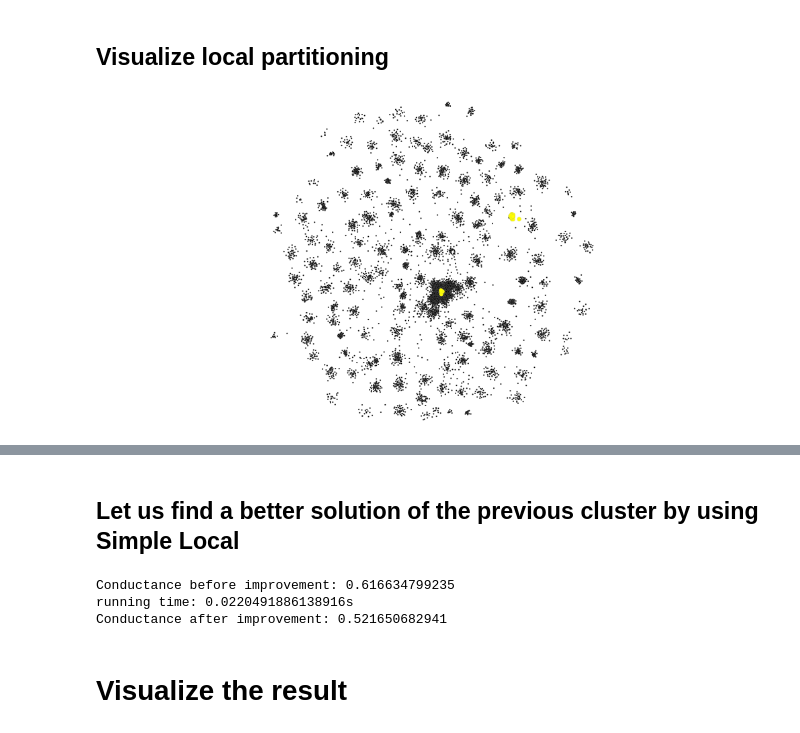
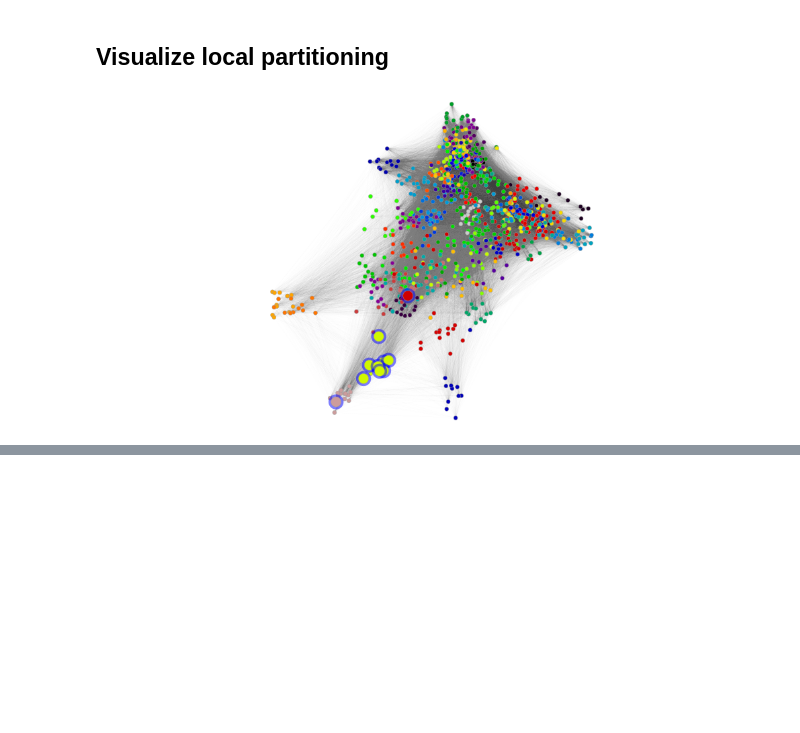
Before and after one commit to kfoynt/LocalGraphClustering, a Jupyter notebook: notebooks/examples_Bioinformatics_with_visualization.ipynb, the cells around one changed output, grey strips where cells are left out. Saved outputs shown, nothing was run; the diff lists cells and outputs as text; code cells hidden in the pictures; blank space fills up the shorter version.

```diff
--- a/notebooks/examples_Bioinformatics_with_visualization.ipynb
+++ b/notebooks/examples_Bioinformatics_with_visualization.ipynb
@@ -267,7 +270,7 @@ graph_draw(g_gtool, pos, output_size=(1000, 500),
 # %%
 # Read graph. This also supports gml and graphml format.
 # Details for this dataset can be found here: https://clusteval.sdu.dk/1/datasets/981
-g = graph_class_local.GraphLocal('./datasets/ASTRAL-small-sized-mammoth-sims-geq-2_2.graphml','graphml',' ')
+g = graph_class_local.GraphLocal('./datasets/ASTRAL-small-sized-mammoth-sims-geq-2.graphml','graphml',' ')
 # %% [markdown]
 ## Compute layout for visualization
 # %%
@@ -284,7 +287,7 @@ for i in range(m):
 remove_self_loops(g_gtool)
 
 # Load pre-computed coordinates for nodes.
-ld_coord = np.loadtxt('./datasets/ASTRAL-small-sized-mammoth-sims-geq-2_2.xy', dtype = 'str')
+ld_coord = np.loadtxt('./datasets/ASTRAL-small-sized-mammoth-sims-geq-2.xy', dtype = 'str')
 
 pos = g_gtool.new_vertex_property("vector<double>")
 for i in ld_coord:
@@ -423,18 +385,8 @@ l1reg_fast = l1_regularized_PageRank_fast.L1_regularized_PageRank_fast()
 
 # Find the solution of L1-regularized PageRank using localized accelerated gradient descent.
 # This method is the fastest among other l1-regularized solvers and other approximate PageRank solvers.
-#reference_node = 11192 # Good cluster
-#reference_node = 8512 # Not so good
-#reference_node = 12819 # Very good cluster
-#reference_node = 10459 # Good cluster
-#reference_node = 13212 # Good cluster
-#reference_node = 13319 # Not so good
-#reference_node = 8939 # Very good cluster
-#reference_node = 6852 # Good cluster
-#reference_node = 4359 # Not so good
-#reference_node = 9403 # Not so good
-reference_node = 4222 # Very good cluster
-output_l1reg_fast = l1reg_fast.produce([g],[reference_node],rho=6.5e-6)
+reference_node = 206
+output_l1reg_fast = l1reg_fast.produce([g],[reference_node],rho=1.957e-5)
 
 # Only one input graph is given, i.e., [g].
 # Extract the array from position 0 and store it.
@@ -454,24 +406,23 @@ l1_reg_vector_rounded_2 = output_sc_fast[0][0]
 ## Visualize local partitioning
 # %%
 # Plot solutions for rounded eigenvector
-temp = np.zeros(g._num_vertices) + 2
+temp = np.zeros(g._num_vertices) + 6
 
-temp[l1_reg_vector_rounded_2] = 6
+temp[l1_reg_vector_rounded_2] = 15
 
 node_size = g_gtool.new_vertex_property("double",temp)
 
-temp = ["black" for x in range(g._num_vertices)]
-
-for i in l1_reg_vector_rounded_2:
-    temp[i] = "yellow"
-
-node_colours = g_gtool.new_vertex_property("string",temp)
+halo = np.zeros(g._num_vertices, dtype=bool)
+halo[l1_reg_vector_rounded_2] = True
+node_halo   = g_gtool.new_vertex_property("bool",halo)
 
 graph_draw(g_gtool, pos, output_size=(1000, 500),
            vertex_size=node_size,
            vertex_fill_color=node_colours,
            vorder=node_size,
-           edge_pen_width=0.0,
-           edge_color = [0.0, 0, 0, 0.05])
+           vertex_halo=node_halo,
+           edge_pen_width=0.1,
+           edge_color = [0.0, 0, 0, 0.05],
+           vcmap = c_map)
 # %% [output]
-[figure, old version]
+[figure, new version]
@@ -479,25 +429,0 @@ graph_draw(g_gtool, pos, output_size=(1000, 500),
-# %% [markdown]
-## Let us find a better solution of the previous cluster by using Simple Local
-# %%
-# Create an object for subgraph node partitioning.
-SL_fast = SimpleLocal_fast.SimpleLocal_fast()
-
-# Conductance before improvement
-print("Conductance before improvement:",g.compute_conductance(l1_reg_vector_rounded_2))
-
-# Start calling SimpleLocal
-start = time.time()
-output_SL_fast = SL_fast.produce([g],[l1_reg_vector_rounded_2])
-end = time.time()
-print("running time:",str(end-start)+"s")
-
-# Conductance after improvement
-print("Conductance after improvement:",g.compute_conductance(output_SL_fast[0][0]))
-
-output_SL_2 = output_SL_fast[0][0]
-# %% [output]
-Conductance before improvement: 0.616634799235
-running time: 0.0220491886138916s
-Conductance after improvement: 0.521650682941
-# %% [markdown]
-# Visualize the result
```
Also changed, not shown: parts of 39 cells of this notebook, 9 other files.
